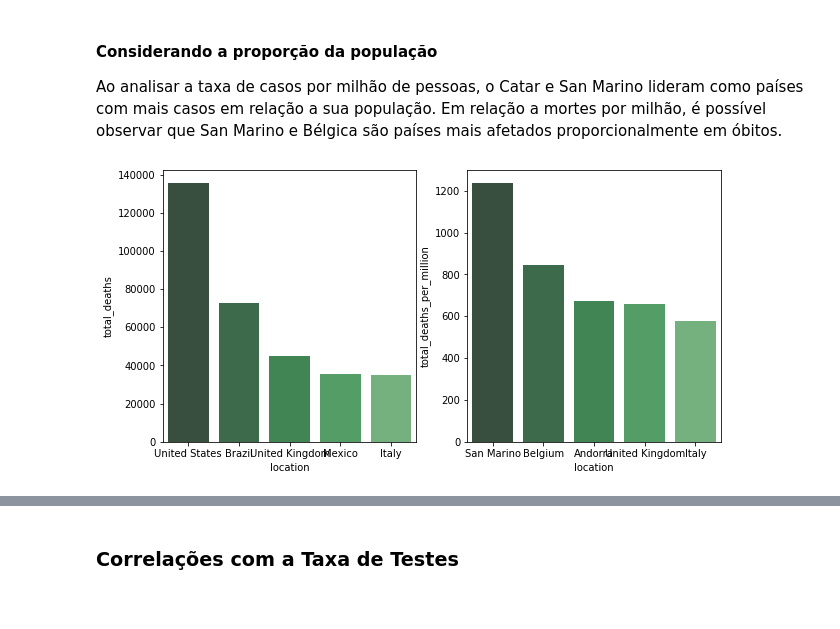
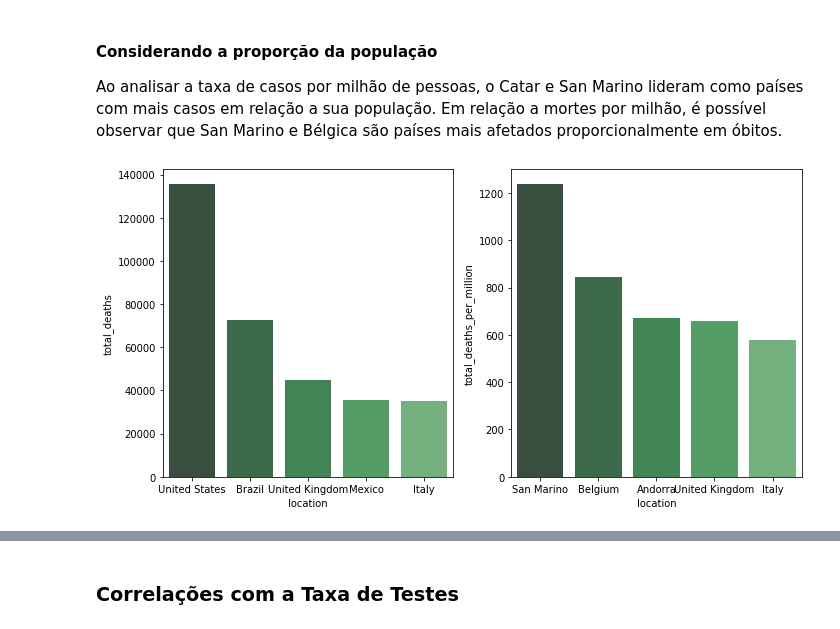
Before and after one commit to adrianadamata/Data_Science_COVID-19, a Jupyter notebook: COVID_19_no_contexto_do_Brasil.ipynb, the cells around one changed output, grey strips where cells are left out. Saved outputs shown, nothing was run; the diff lists cells and outputs as text; code cells hidden in the pictures.

```diff
--- a/COVID_19_no_contexto_do_Brasil.ipynb
+++ b/COVID_19_no_contexto_do_Brasil.ipynb
@@ -221,16 +221,16 @@ Em relação a mortes por milhão, é possível observar que San Marino e Bélgi
 # %%
 top5_total_deaths = df.loc[df.date == '2020-07-14', ['location', 'total_deaths']].sort_values(
     by="total_deaths", ascending=False)[1:6]
 top5_total_deaths_per_million = df.loc[df.date == '2020-07-14', ['location', 'total_deaths_per_million']].sort_values(
     by="total_deaths_per_million", ascending=False)[0:5]
 fig, ax = plt.subplots(1,2,figsize=(10,5))
 sns.barplot('location', 'total_deaths', data=top5_total_deaths,
                  palette = sns.color_palette("Greens_d"),ax = ax[0])
 sns.barplot('location', 'total_deaths_per_million', data=top5_total_deaths_per_million,
                  palette = sns.color_palette("Greens_d"), ax = ax[1])
-plt.show()
+plt.tight_layout()
 # %% [output]
-[figure, old version]
+[figure, new version]
 # %%
 df.loc[df.date == '2020-07-10'].sort_values(by="total_cases", ascending = False).head()
 # %% [output]
```
Also changed, not shown: parts of 13 cells of this notebook.
